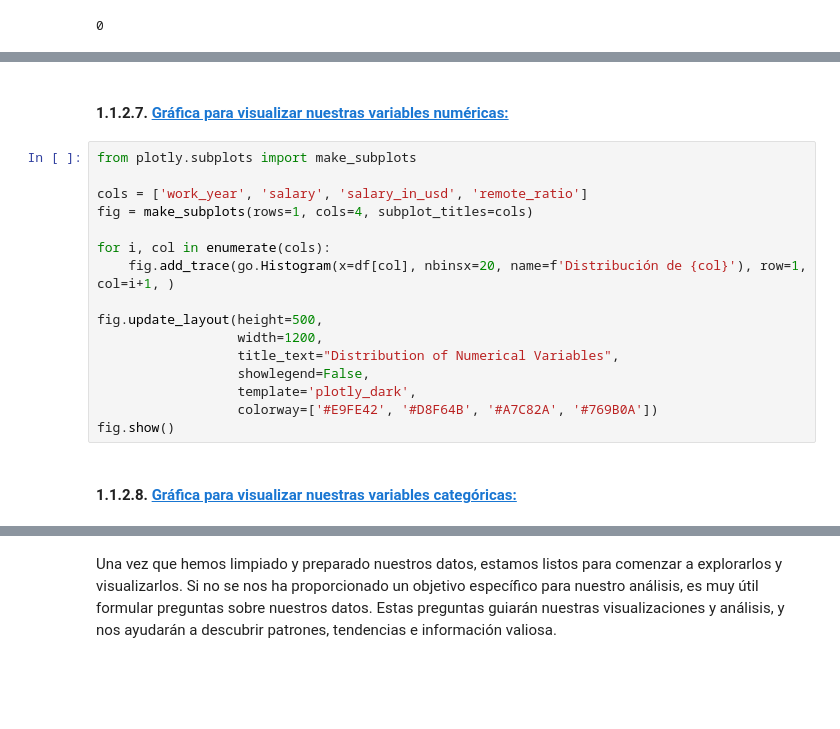
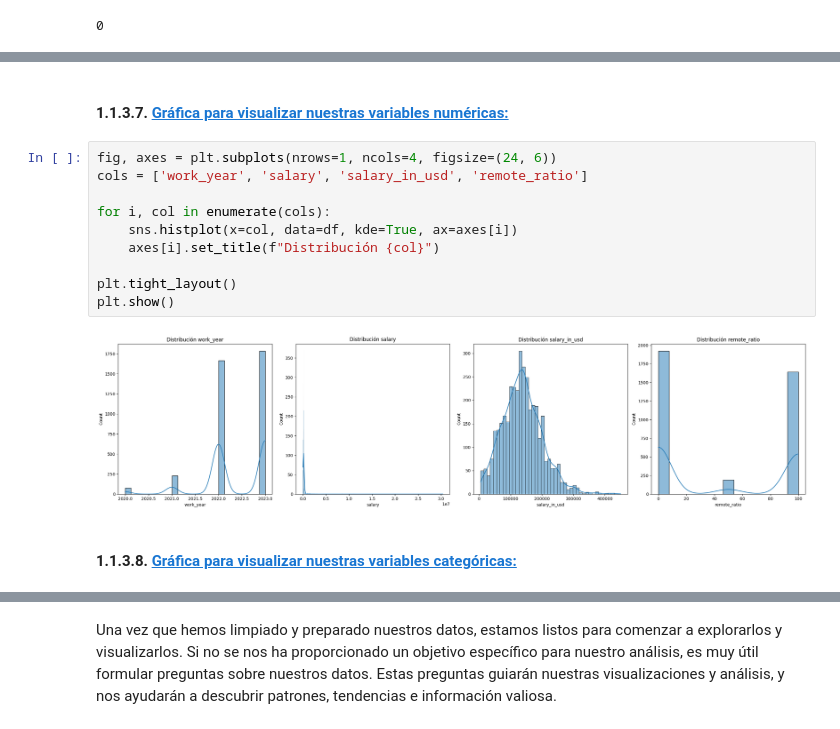
Before and after one commit to lucianocufari/data_science_salaries_2023, a Jupyter notebook: data_science_salaries_2023.ipynb, the cells around one changed output, grey strips where cells are left out. Cells and saved outputs as stored; diff of their text form; blank space fills up the shorter version.

```diff
--- a/data_science_salaries_2023.ipynb
+++ b/data_science_salaries_2023.ipynb
@@ -208,20 +189,16 @@ df.describe().T
 # %% [markdown]
-#### 1.1.2.7. <a id='toc1_1_2_7_'></a>[Gráfica para visualizar nuestras variables numéricas:](#toc0_)
+#### 1.1.3.7. <a id='toc1_1_3_7_'></a>[Gráfica para visualizar nuestras variables numéricas:](#toc0_)
-# %%
-from plotly.subplots import make_subplots
-
-cols = ['work_year', 'salary', 'salary_in_usd', 'remote_ratio']
-fig = make_subplots(rows=1, cols=4, subplot_titles=cols)
-
-for i, col in enumerate(cols):
-    fig.add_trace(go.Histogram(x=df[col], nbinsx=20, name=f'Distribución de {col}'), row=1, col=i+1, )
-
-fig.update_layout(height=500,
-                  width=1200,
-                  title_text="Distribution of Numerical Variables",
-                  showlegend=False,
-                  template='plotly_dark',
-                  colorway=['#E9FE42', '#D8F64B', '#A7C82A', '#769B0A'])
-fig.show()
+# %%
+fig, axes = plt.subplots(nrows=1, ncols=4, figsize=(24, 6))
+cols = ['work_year', 'salary', 'salary_in_usd', 'remote_ratio']
+
+for i, col in enumerate(cols):
+    sns.histplot(x=col, data=df, kde=True, ax=axes[i])
+    axes[i].set_title(f"Distribución {col}")
+
+plt.tight_layout()
+plt.show()
+# %% [output]
+[figure, added]
 # %% [markdown]
-#### 1.1.2.8. <a id='toc1_1_2_8_'></a>[Gráfica para visualizar nuestras variables categóricas:](#toc0_)
+#### 1.1.3.8. <a id='toc1_1_3_8_'></a>[Gráfica para visualizar nuestras variables categóricas:](#toc0_)
```
Also changed, not shown: parts of 77 cells of this notebook.
